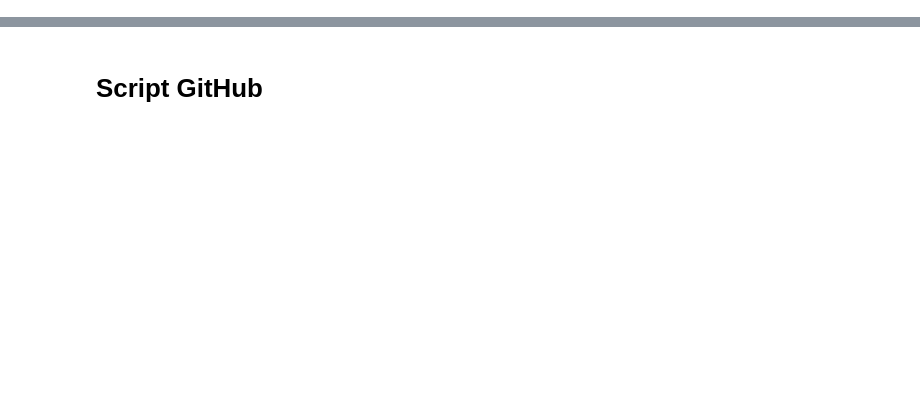
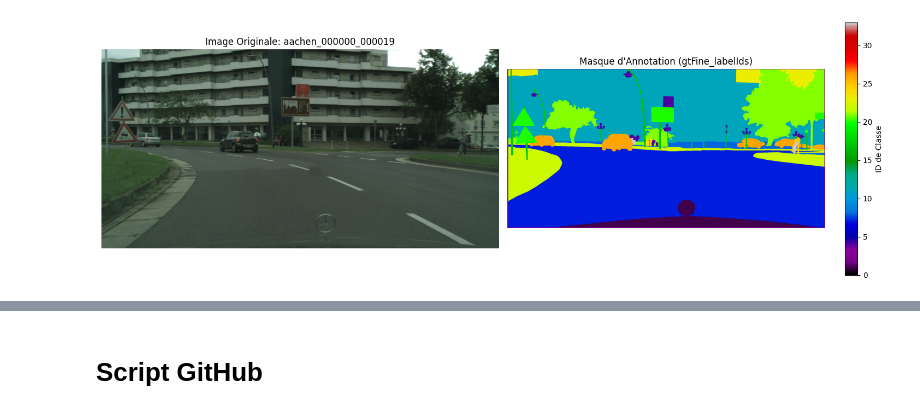
Before and after one commit to M-Carre/OC-autonomous-vehicle-segmentation, a Jupyter notebook: notebooks/Notebook_modélisation.ipynb, the cells around one changed output, grey strips where cells are left out. Cells and saved outputs as stored; diff of their text form; code cells hidden in the pictures; blank space fills up the shorter version.

```diff
--- a/notebooks/Notebook_modélisation.ipynb
+++ b/notebooks/Notebook_modélisation.ipynb
@@ -32,0 +140,90 @@ Dépôt cloné avec succès dans /content/OC-autonomous-vehicle-segmentation
+# %%
+# CELLULE DE VISUALISATION DES IMAGES ET MASQUES
+
+import cv2 # OpenCV pour la lecture et la manipulation d'images
+import matplotlib.pyplot as plt # Pour l'affichage des images
+import numpy as np # Pour les opérations numériques, notamment sur les tableaux (images)
+import os # Pour les opérations sur les chemins de fichiers
+
+# Les variables IMG_TRAIN_DIR, MASK_TRAIN_DIR etc. sont supposées
+# être définies par la cellule de configuration des chemins précédente.
+
+try:
+    # Vérifier si les dossiers d'entraînement contiennent des données
+    if not os.listdir(IMG_TRAIN_DIR):
+        raise FileNotFoundError(f"Le dossier d'images d'entraînement {IMG_TRAIN_DIR} est vide ou ne contient pas de sous-dossiers de villes.")
+
+    first_city_in_train_img = os.listdir(IMG_TRAIN_DIR)[0]
+
+    path_to_city_images = os.path.join(IMG_TRAIN_DIR, first_city_in_train_img)
+    if not os.listdir(path_to_city_images):
+        raise FileNotFoundError(f"Le dossier de la ville {path_to_city_images} pour les images d'entraînement est vide.")
+
+    # Sélectionner dynamiquement un fichier image exemple
+    example_image_file_in_city = os.listdir(path_to_city_images)[0]
+    # Extraire le nom de base du fichier (sans extension et suffixe _leftImg8bit)
+    example_image_name_base = example_image_file_in_city.replace('_leftImg8bit.png', '')
+
+    # Construire les chemins complets pour l'image et son masque d'annotation
+    img_path = os.path.join(IMG_TRAIN_DIR, first_city_in_train_img, f'{example_image_name_base}_leftImg8bit.png')
+    mask_path_labelIds = os.path.join(MASK_TRAIN_DIR, first_city_in_train_img, f'{example_image_name_base}_gtFine_labelIds.png')
+
+    print(f"Tentative de chargement de l'image : {img_path}")
+    print(f"Tentative de chargement du masque (labelIds) : {mask_path_labelIds}")
+
+    # Vérifier l'existence des fichiers avant de tenter de les lire
+    if os.path.exists(img_path) and os.path.exists(mask_path_labelIds):
+        # Lire l'image avec OpenCV
+        img = cv2.imread(img_path)
+        # OpenCV lit les images en format BGR (Bleu, Vert, Rouge) par défaut.
+        # Matplotlib s'attend à du RGB (Rouge, Vert, Bleu) pour un affichage correct des couleurs.
+        # Nous convertissons donc l'ordre des canaux de couleurs.
+        img = cv2.cvtColor(img, cv2.COLOR_BGR2RGB)
+
+        # Lire le masque d'annotation.
+        # cv2.IMREAD_UNCHANGED est crucial ici car il assure que le masque est lu
+        # tel quel, sans conversion de type ou de nombre de canaux, préservant les ID de classe.
+        mask_labelIds = cv2.imread(mask_path_labelIds, cv2.IMREAD_UNCHANGED)
+
+        print(f"\nDimension de l'image : {img.shape}") # Devrait être (hauteur, largeur, 3)
+        print(f"Dimension du masque (labelIds) : {mask_labelIds.shape}") # Devrait être (hauteur, largeur)
+        print(f"Type de données du masque : {mask_labelIds.dtype}") # Devrait être uint8 pour les ID de classe Cityscapes
+
+        # Analyser les valeurs présentes dans le masque
+        unique_ids = np.unique(mask_labelIds)
+        print(f"Valeurs min/max dans le masque : {mask_labelIds.min()}/{mask_labelIds.max()}")
+        print(f"Valeurs uniques dans le masque labelIds de '{example_image_name_base}': {unique_ids}")
+        print(f"Nombre de valeurs uniques : {len(unique_ids)}")
+
+        # Affichage de l'image et du masque
+        plt.figure(figsize=(15, 5)) # Taille de la figure pour l'affichage
+
+        plt.subplot(1, 2, 1) # Figure avec 1 ligne, 2 colonnes, ceci est le 1er subplot
+        plt.imshow(img)
+        plt.title(f'Image Originale: {example_image_name_base}')
+        plt.axis('off') # Masquer les axes
+
+        plt.subplot(1, 2, 2) # Ceci est le 2ème subplot
+        # 'nipy_spectral' est un colormap qui peut aider à distinguer différentes valeurs numériques.
+        # Vous pouvez en essayer d'autres (ex: 'viridis', 'jet', 'tab20').
+        plt.imshow(mask_labelIds, cmap='nipy_spectral')
+        plt.title(f'Masque d\'Annotation (gtFine_labelIds)')
+        plt.colorbar(label='ID de Classe') # Ajoute une légende pour les couleurs/valeurs
+        plt.axis('off') # Masquer les axes
+
+        plt.tight_layout() # Ajuste automatiquement les subplots pour un meilleur rendu
+        plt.show() # Affiche la figure
+    else:
+        print("ERREUR : Un des fichiers exemples (image ou masque labelIds) n'a pas été trouvé.")
+        if not os.path.exists(img_path): print(f"Image non trouvée à l'emplacement : {img_path}")
+        if not os.path.exists(mask_path_labelIds): print(f"Masque labelIds non trouvé à l'emplacement : {mask_path_labelIds}")
+
+except FileNotFoundError as e:
+    print(f"ERREUR lors de la recherche de fichiers : {e}")
+    print("Veuillez vérifier que les dossiers d'entraînement/validation dans votre sous-ensemble contiennent bien des sous-dossiers de villes, et que ces derniers contiennent des images/masques.")
+except IndexError:
+    print("ERREUR : Impossible de lister des fichiers dans les dossiers d'images/masques.")
+    print("Cela peut se produire si les dossiers de villes sont vides ou si la structure du dataset n'est pas celle attendue.")
+except Exception as e:
+    print(f"Une erreur inattendue est survenue lors de la visualisation : {e}")
+# %% [output]
@@ -32,0 +239 @@ Dépôt cloné avec succès dans /content/OC-autonomous-vehicle-segmentation
+[figure, added]
```
Also changed, not shown: parts of 20 cells of this notebook, 1 other file.
